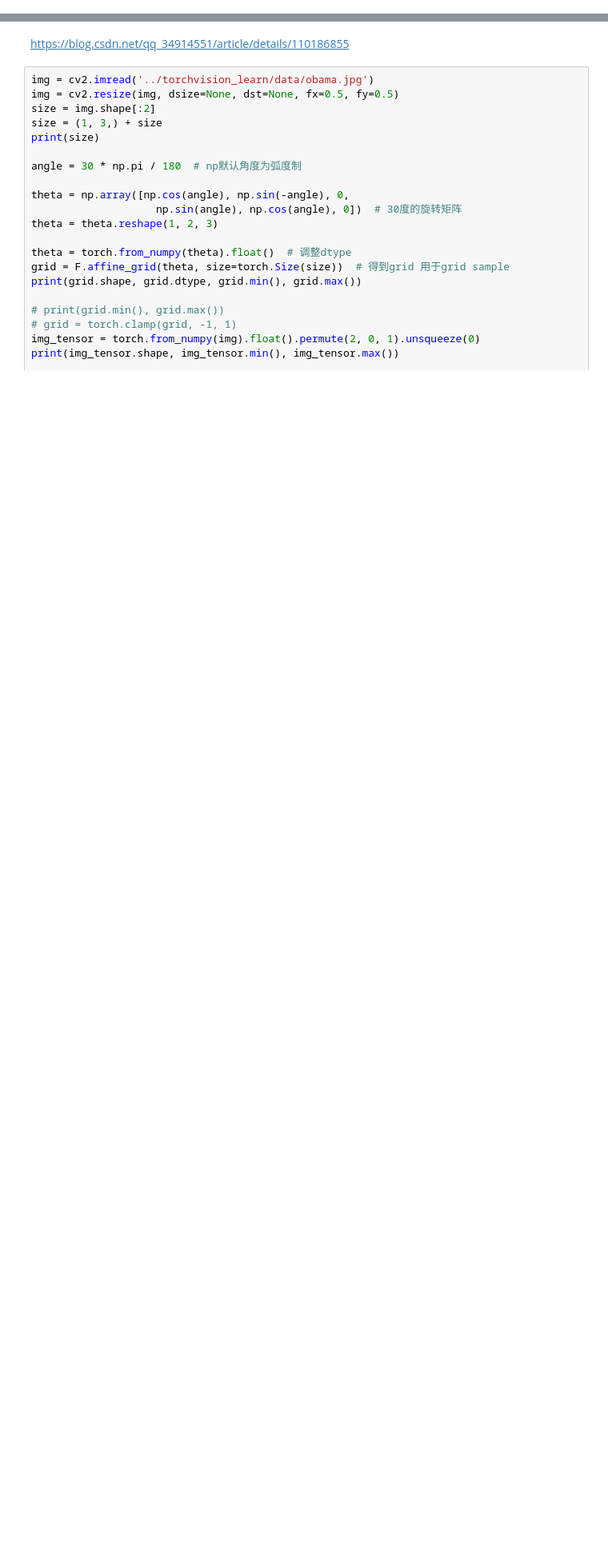
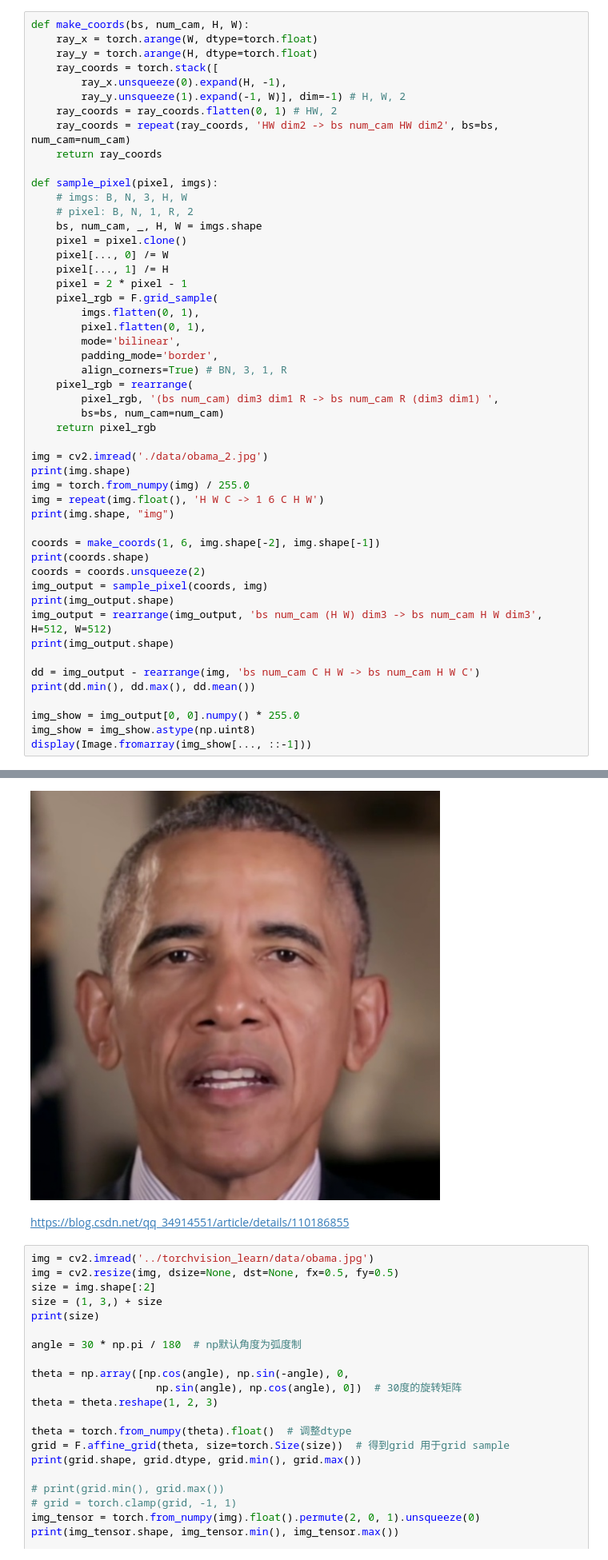
Before and after one commit to zhanghm1995/programming-learning-examples, a Jupyter notebook: Python_learning/DL/torch_learn/grid_sample.ipynb, the cells around one changed output, grey strips where cells are left out. Shown: that part at 80% size. Drawn from its saved outputs; the diff is of its cells as text; blank space fills up the shorter version.

```diff
--- a/Python_learning/DL/torch_learn/grid_sample.ipynb
+++ b/Python_learning/DL/torch_learn/grid_sample.ipynb
@@ -7,0 +101,51 @@ from PIL import Image
+# %%
+def make_coords(bs, num_cam, H, W):
+    ray_x = torch.arange(W, dtype=torch.float)
+    ray_y = torch.arange(H, dtype=torch.float)
+    ray_coords = torch.stack([
+        ray_x.unsqueeze(0).expand(H, -1),
+        ray_y.unsqueeze(1).expand(-1, W)], dim=-1) # H, W, 2
+    ray_coords = ray_coords.flatten(0, 1) # HW, 2
+    ray_coords = repeat(ray_coords, 'HW dim2 -> bs num_cam HW dim2', bs=bs, num_cam=num_cam)
+    return ray_coords
+
+def sample_pixel(pixel, imgs):
+    # imgs: B, N, 3, H, W
+    # pixel: B, N, 1, R, 2
+    bs, num_cam, _, H, W = imgs.shape
+    pixel = pixel.clone()
+    pixel[..., 0] /= W
+    pixel[..., 1] /= H
+    pixel = 2 * pixel - 1
+    pixel_rgb = F.grid_sample(
+        imgs.flatten(0, 1),
+        pixel.flatten(0, 1),
+        mode='bilinear',
+        padding_mode='border',
+        align_corners=True) # BN, 3, 1, R
+    pixel_rgb = rearrange(
+        pixel_rgb, '(bs num_cam) dim3 dim1 R -> bs num_cam R (dim3 dim1) ',
+        bs=bs, num_cam=num_cam)
+    return pixel_rgb
+
+img = cv2.imread('./data/obama_2.jpg')
+print(img.shape)
+img = torch.from_numpy(img) / 255.0
+img = repeat(img.float(), 'H W C -> 1 6 C H W')
+print(img.shape, "img")
+
+coords = make_coords(1, 6, img.shape[-2], img.shape[-1])
+print(coords.shape)
+coords = coords.unsqueeze(2)
+img_output = sample_pixel(coords, img)
+print(img_output.shape)
+img_output = rearrange(img_output, 'bs num_cam (H W) dim3 -> bs num_cam H W dim3', H=512, W=512)
+print(img_output.shape)
+
+dd = img_output - rearrange(img, 'bs num_cam C H W -> bs num_cam H W C')
+print(dd.min(), dd.max(), dd.mean())
+
+img_show = img_output[0, 0].numpy() * 255.0
+img_show = img_show.astype(np.uint8)
+display(Image.fromarray(img_show[..., ::-1]))
+# %% [output]
@@ -8,3 +158,4 @@ from PIL import Image
+[figure, added]
 # %% [markdown]
 https://blog.csdn.net/qq_34914551/article/details/110186855
 # %%
```
Also changed, not shown: parts of 4 cells of this notebook, 17 other files.
